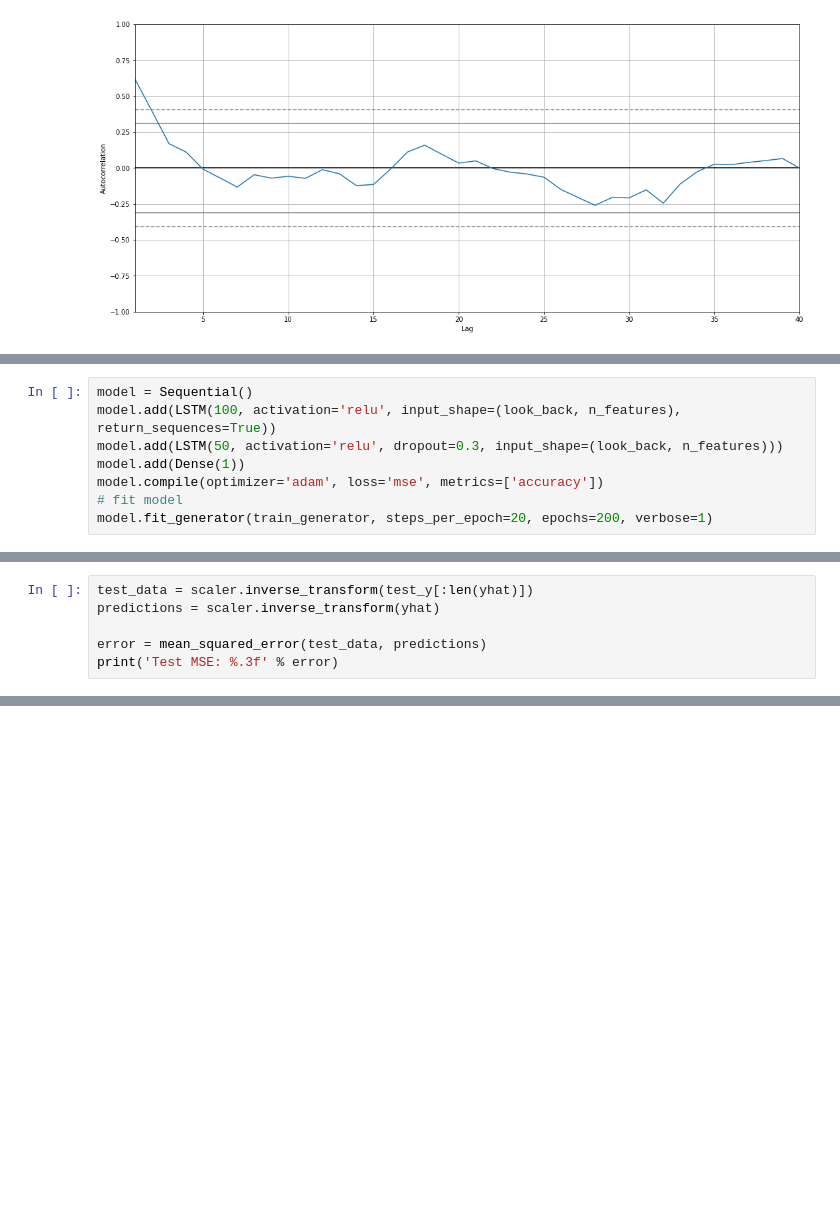
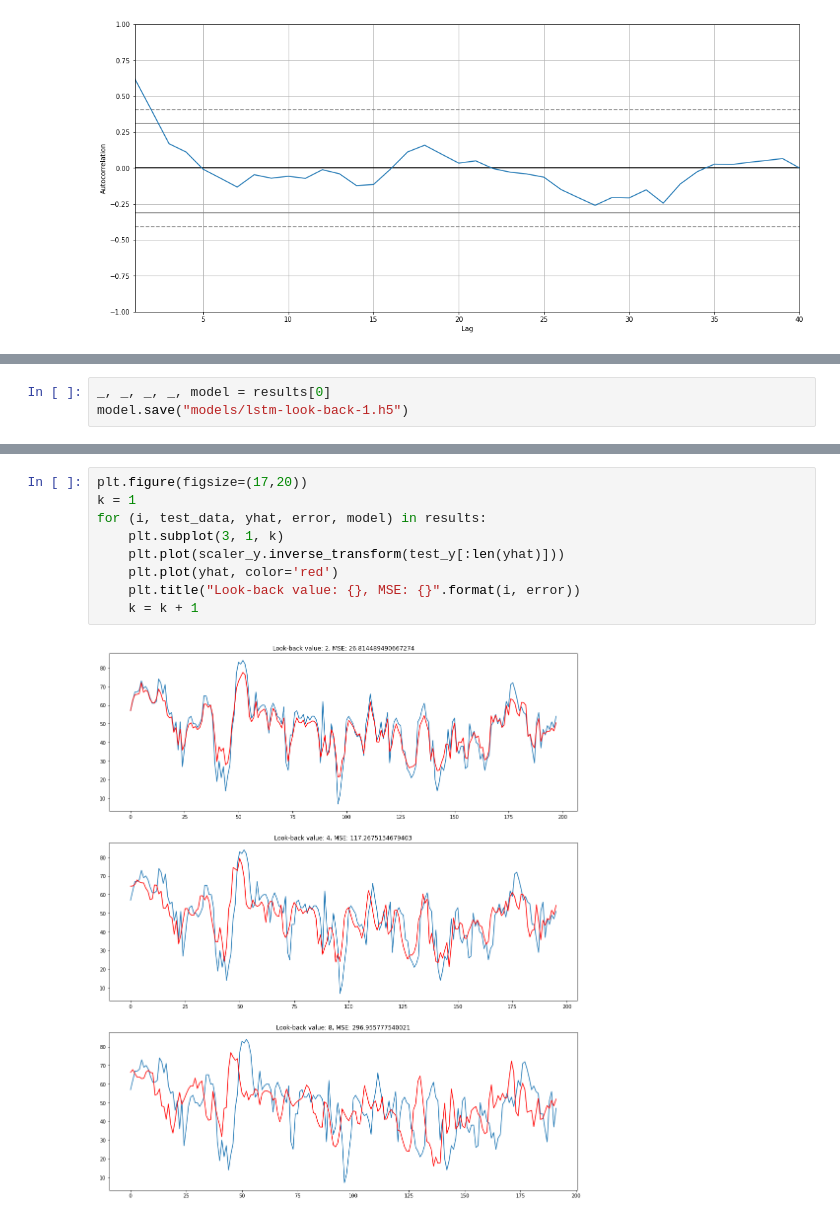
Before and after one commit to rautis/Advanced_Data_Science_Capstone, a Jupyter notebook: AirQualityIndex_model.ipynb, the cells around one changed output, grey strips where cells are left out. Cells and saved outputs as stored; diff of their text form; blank space fills up the shorter version.

```diff
--- a/AirQualityIndex_model.ipynb
+++ b/AirQualityIndex_model.ipynb
@@ -200,8 +142,0 @@ test_generator = TimeseriesGenerator(test_X, test_y, length=look_back, batch_siz
-# %%
-model = Sequential()
-model.add(LSTM(100, activation='relu', input_shape=(look_back, n_features), return_sequences=True))
-model.add(LSTM(50, activation='relu', dropout=0.3, input_shape=(look_back, n_features)))
-model.add(Dense(1))
-model.compile(optimizer='adam', loss='mse', metrics=['accuracy'])
-# fit model
-model.fit_generator(train_generator, steps_per_epoch=20, epochs=200, verbose=1)
@@ -235,6 +142,0 @@ plt.show()
-# %%
-test_data = scaler.inverse_transform(test_y[:len(yhat)])
-predictions = scaler.inverse_transform(yhat)
-
-error = mean_squared_error(test_data, predictions)
-print('Test MSE: %.3f' % error)
@@ -242,0 +202,3 @@ Test MSE: 74.938
+# %%
+_, _, _, _, model = results[0]
+model.save("models/lstm-look-back-1.h5")
@@ -242,0 +259,11 @@ Test MSE: 74.938
+# %%
+plt.figure(figsize=(17,20))
+k = 1
+for (i, test_data, yhat, error, model) in results:
+    plt.subplot(3, 1, k)
+    plt.plot(scaler_y.inverse_transform(test_y[:len(yhat)]))
+    plt.plot(yhat, color='red')
+    plt.title("Look-back value: {}, MSE: {}".format(i, error))
+    k = k + 1
+# %% [output]
+[figure, added]
```
Also changed, not shown: parts of 31 cells of this notebook, 5 other files.
